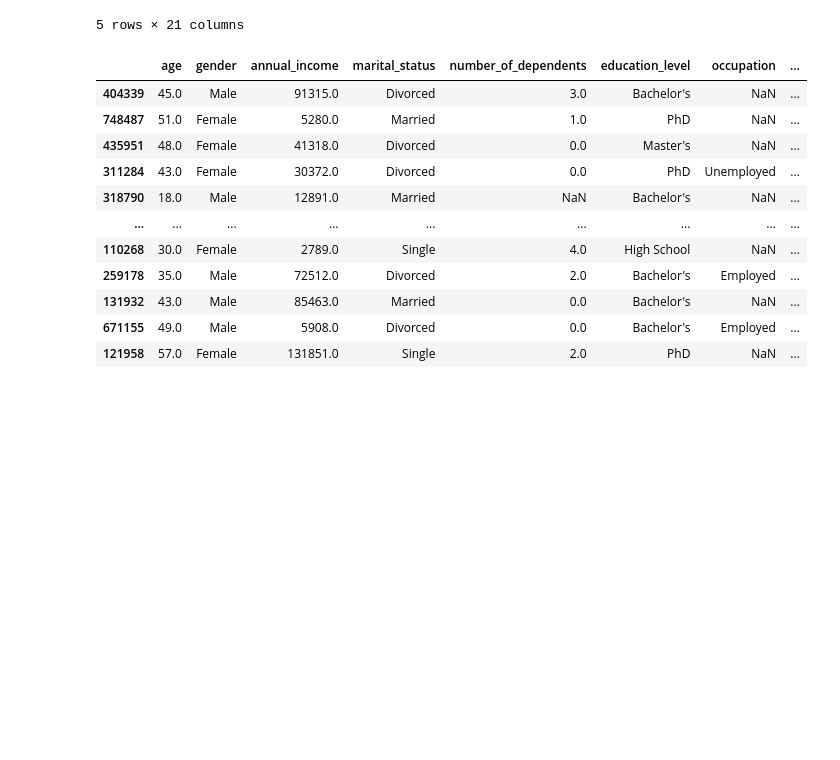
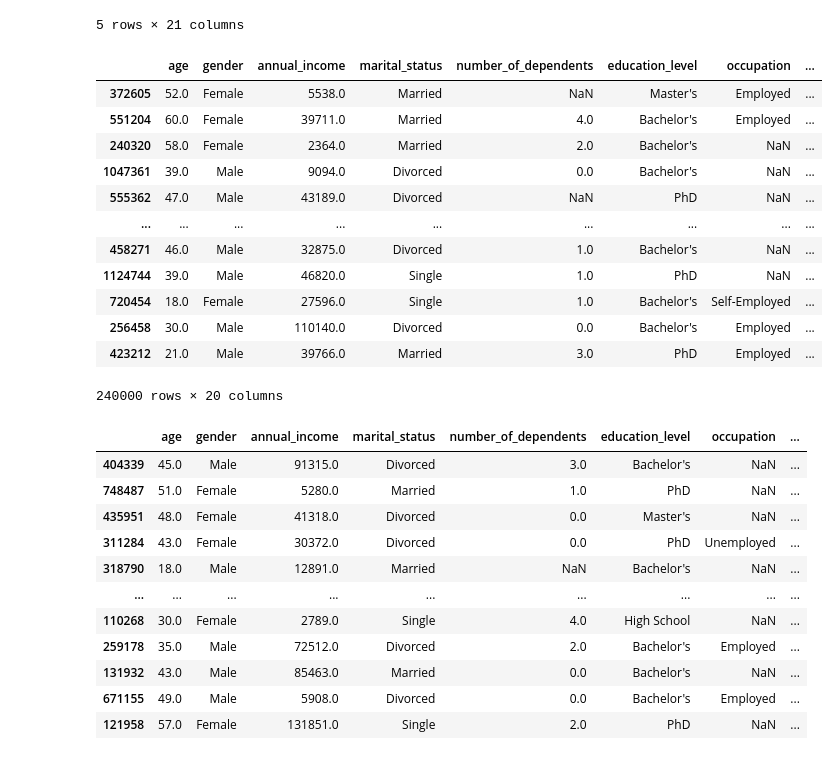
Before and after one commit to abhixshek/Kaggle-01-Insurance-Premium-Prediction, a Jupyter notebook: insurance_premium_pred.ipynb, the cells around one changed output. Cells and saved outputs as stored; diff of their text form; code cells hidden in the pictures; blank space fills up the shorter version.

```diff
--- a/insurance_premium_pred.ipynb
+++ b/insurance_premium_pred.ipynb
@@ -71,6 +71,22 @@ train_df = train_df.drop("id", axis=1)
 # X = train_df.drop("premium_amount", axis=1)
 # %%
 X_train, X_test = train_test_split(train_df, test_size=0.2, random_state=42)
+# %%
+X_test
+# %% [output]
+|  | age | gender | annual_income | marital_status | number_of_dependents | education_level | occupation | ... |
+| 372605 | 52.0 | Female | 5538.0 | Married | NaN | Master's | Employed | ... |
+| 551204 | 60.0 | Female | 39711.0 | Married | 4.0 | Bachelor's | Employed | ... |
+| 240320 | 58.0 | Female | 2364.0 | Married | 2.0 | Bachelor's | NaN | ... |
+| 1047361 | 39.0 | Male | 9094.0 | Divorced | 0.0 | Bachelor's | NaN | ... |
+| 555362 | 47.0 | Male | 43189.0 | Divorced | NaN | PhD | NaN | ... |
+| ... | ... | ... | ... | ... | ... | ... | ... | ... |
+| 458271 | 46.0 | Male | 32875.0 | Divorced | 1.0 | Bachelor's | NaN | ... |
+| 1124744 | 39.0 | Male | 46820.0 | Single | 1.0 | PhD | NaN | ... |
+| 720454 | 18.0 | Female | 27596.0 | Single | 1.0 | Bachelor's | Self-Employed | ... |
+| 256458 | 30.0 | Male | 110140.0 | Divorced | 0.0 | Bachelor's | Employed | ... |
+| 423212 | 21.0 | Male | 39766.0 | Married | 3.0 | PhD | Employed | ... |
+240000 rows × 20 columns
 # %%
 X_train
 # %% [output]
```
Also changed, not shown: parts of 28 cells of this notebook.
